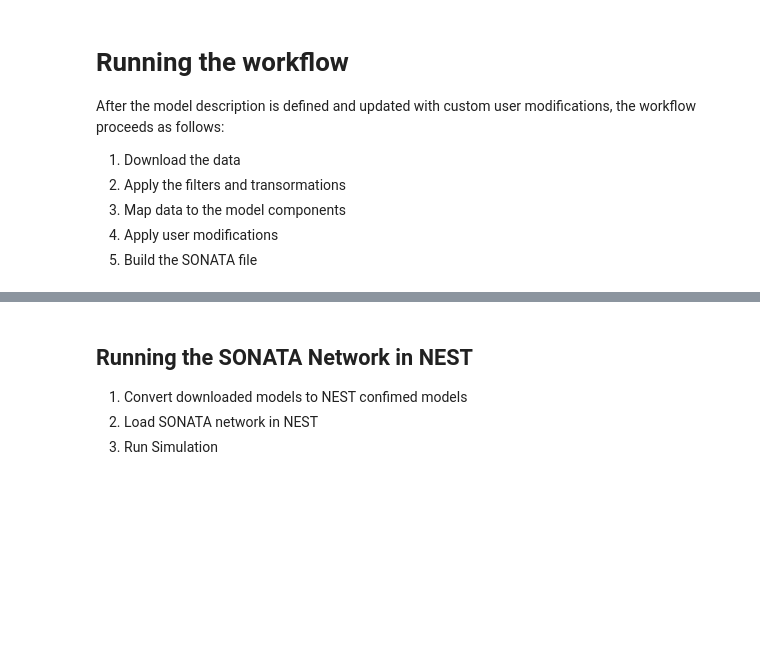
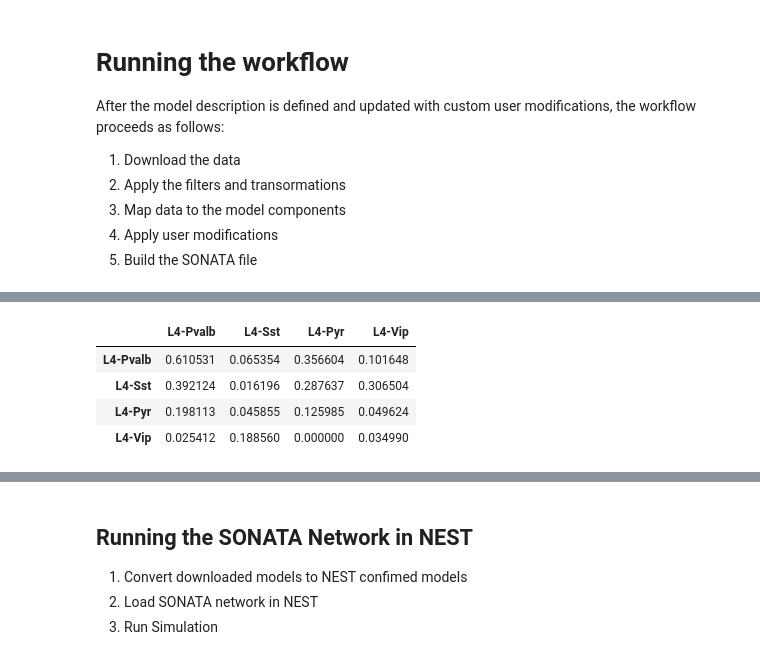
Before and after one commit to apache/airavata-cerebrum, a Jupyter notebook: resources/notebooks/V1L4-Notebook.ipynb, the cells around one changed output, grey strips where cells are left out. Cells and saved outputs as stored; diff of their text form; code cells hidden in the pictures; blank space fills up the shorter version.

```diff
--- a/resources/notebooks/V1L4-Notebook.ipynb
+++ b/resources/notebooks/V1L4-Notebook.ipynb
@@ -144,3 +157,26 @@ mdb_data = model_dex.download_db_data()
+# %%
+import ast
+import json
+import numpy as np
+import pandas as pd
+#
+with open("./v1l4/description/db_connect_output.json") as dbf:
+    db_out_data = json.load(dbf)
+ai_syn_data = db_out_data['airavata_cerebrum.dataset.ai_synphys'][0]
+row_keys = set([ast.literal_eval(xk)[0] for xk in ai_syn_data.keys()])
+col_keys = set([ast.literal_eval(xk)[1] for xk in ai_syn_data.keys()])
+col_names = row_names = list(row_keys)
+connect_matrix = np.zeros((len(row_names), len(col_names)))
+for i, cx in enumerate(col_names):
+    for j,rx in enumerate(row_names):
+        connect_matrix[i, j] = ai_syn_data[repr((cx, rx))]
+pd.DataFrame(connect_matrix, index=row_names, columns=col_names)
+# %% [output]
+|  | L4-Pvalb | L4-Sst | L4-Pyr | L4-Vip |
+| L4-Pvalb | 0.610531 | 0.065354 | 0.356604 | 0.101648 |
+| L4-Sst | 0.392124 | 0.016196 | 0.287637 | 0.306504 |
+| L4-Pyr | 0.198113 | 0.045855 | 0.125985 | 0.049624 |
+| L4-Vip | 0.025412 | 0.188560 | 0.000000 | 0.034990 |
 # %%
 logging.basicConfig(level=logging.INFO)
 mdb_data = model_dex.db_post_ops()
```
Also changed, not shown: parts of 7 cells of this notebook, 8 other files.
